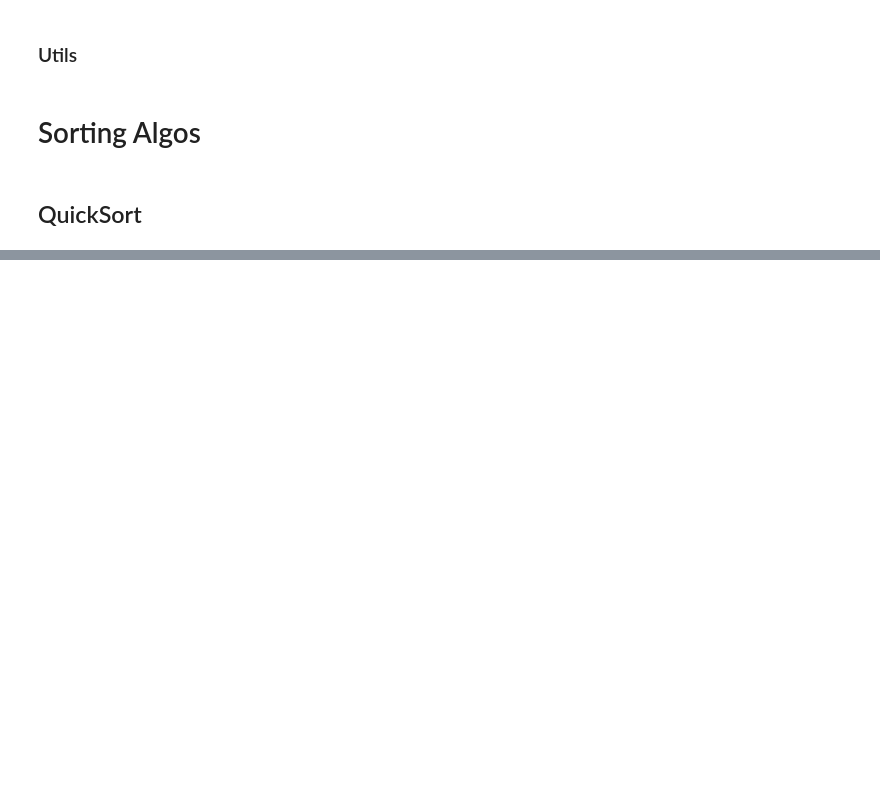
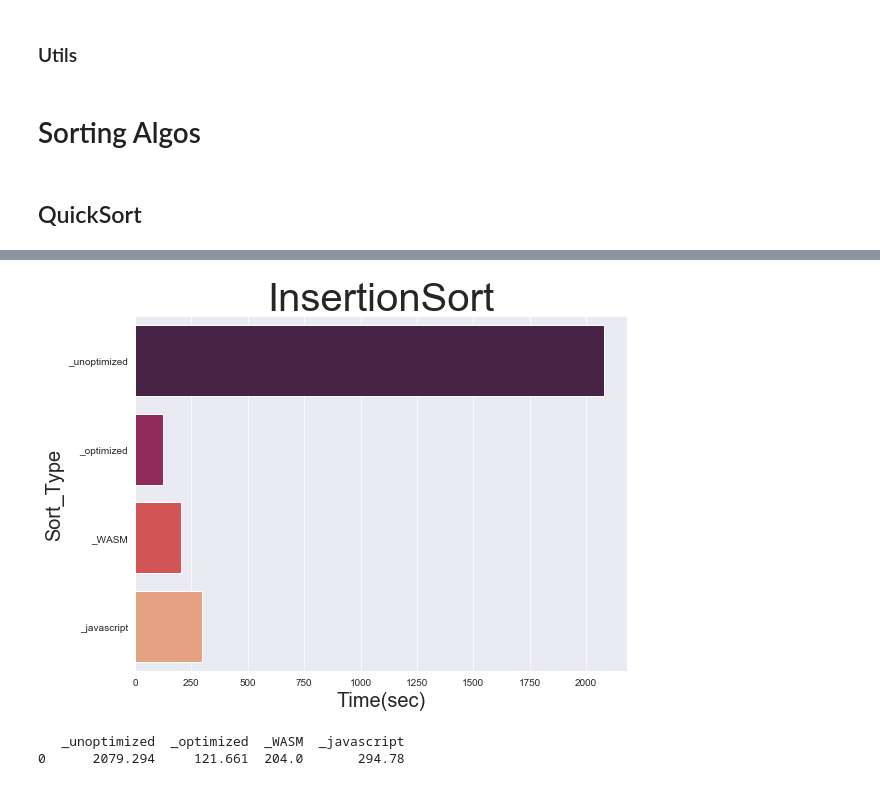
Before and after one commit to shreyash-sharma/wasm-cpp-js-timeComparison, a Jupyter notebook: Sorting_Time_Comparison.ipynb, the cells around one changed output, grey strips where cells are left out. Saved outputs shown, nothing was run; the diff lists cells and outputs as text; code cells hidden in the pictures; blank space fills up the shorter version.

```diff
--- a/Sorting_Time_Comparison.ipynb
+++ b/Sorting_Time_Comparison.ipynb
@@ -114,3 +122,10 @@ Calculating time for _javascript mergesort
+# %%
+insertionsort_values=get_data("insertionsort")
+plot_graph("InsertionSort",insertionsort_values)
+# %% [output]
+[figure, added]
+   _unoptimized  _optimized  _WASM  _javascript
+0      2079.294     121.661  204.0       294.78
 # %%
 heapsort_values=get_data("heapsort")
 plot_graph("HeapSort",heapsort_values)
```
Also changed, not shown: parts of 9 cells of this notebook.
